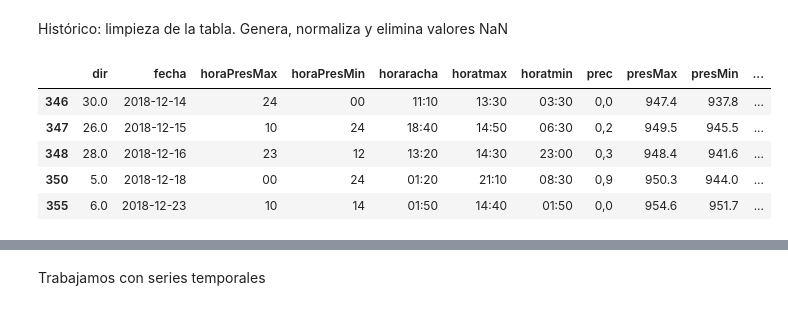
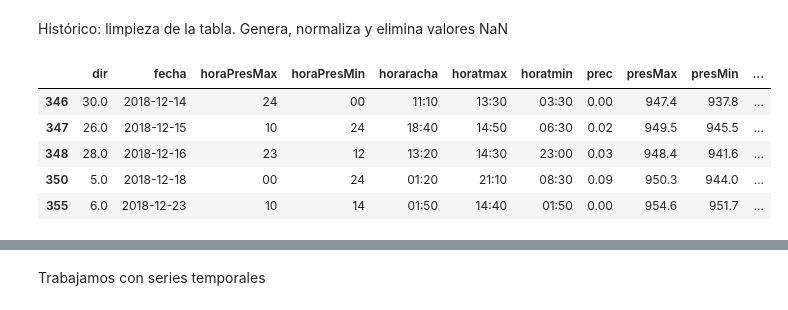
Before and after one commit to MAVelasco/Madrid-maps-with-Bokeh, a Jupyter notebook: climatologia_Madrid.ipynb, the cells around one changed output, grey strips where cells are left out. Drawn from its saved outputs; the diff is of its cells as text; code cells hidden in the pictures.

```diff
--- a/climatologia_Madrid.ipynb
+++ b/climatologia_Madrid.ipynb
@@ -194,12 +196,14 @@ df_clima_madrid = df_clima_madrid.query('fecha != "NaT"')
-# %%
-df_clima_madrid.tail()
-# %% [output]
-|  | dir | fecha | horaPresMax | horaPresMin | horaracha | horatmax | horatmin | prec | presMax | presMin | ... |
-| 346 | 30.0 | 2018-12-14 | 24 | 00 | 11:10 | 13:30 | 03:30 | 0,0 | 947.4 | 937.8 | ... |
-| 347 | 26.0 | 2018-12-15 | 10 | 24 | 18:40 | 14:50 | 06:30 | 0,2 | 949.5 | 945.5 | ... |
-| 348 | 28.0 | 2018-12-16 | 23 | 12 | 13:20 | 14:30 | 23:00 | 0,3 | 948.4 | 941.6 | ... |
-| 350 | 5.0 | 2018-12-18 | 00 | 24 | 01:20 | 21:10 | 08:30 | 0,9 | 950.3 | 944.0 | ... |
-| 355 | 6.0 | 2018-12-23 | 10 | 14 | 01:50 | 14:40 | 01:50 | 0,0 | 954.6 | 951.7 | ... |
+# %%
+df_clima_madrid['prec'] = df_clima_madrid['prec']/10
+
+df_clima_madrid.tail()
+# %% [output]
+|  | dir | fecha | horaPresMax | horaPresMin | horaracha | horatmax | horatmin | prec | presMax | presMin | ... |
+| 346 | 30.0 | 2018-12-14 | 24 | 00 | 11:10 | 13:30 | 03:30 | 0.00 | 947.4 | 937.8 | ... |
+| 347 | 26.0 | 2018-12-15 | 10 | 24 | 18:40 | 14:50 | 06:30 | 0.02 | 949.5 | 945.5 | ... |
+| 348 | 28.0 | 2018-12-16 | 23 | 12 | 13:20 | 14:30 | 23:00 | 0.03 | 948.4 | 941.6 | ... |
+| 350 | 5.0 | 2018-12-18 | 00 | 24 | 01:20 | 21:10 | 08:30 | 0.09 | 950.3 | 944.0 | ... |
+| 355 | 6.0 | 2018-12-23 | 10 | 14 | 01:50 | 14:40 | 01:50 | 0.00 | 954.6 | 951.7 | ... |
 # %%
 df_clima_madrid.describe()
 # %% [output]
```
Also changed, not shown: parts of 11 cells of this notebook.
